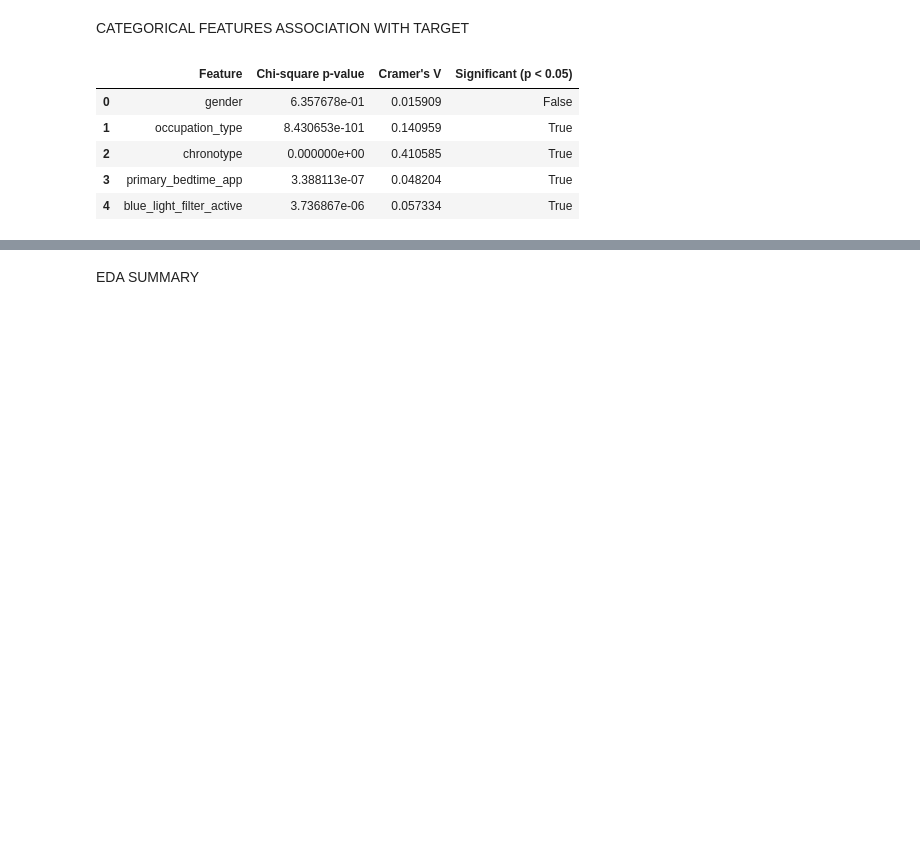
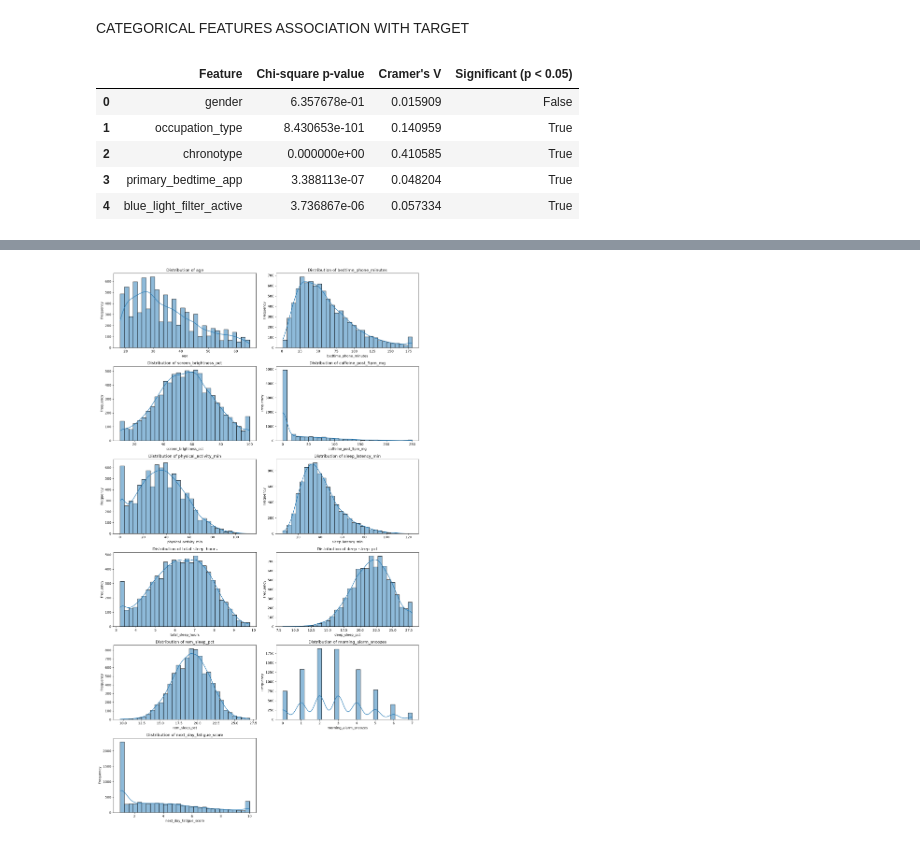
Before and after one commit to Paul0205333/Sleep-Debt-Predictor, a Jupyter notebook: notebooks/EDA.ipynb, the cells around one changed output, grey strips where cells are left out. Cells and saved outputs as stored; diff of their text form; code cells hidden in the pictures; blank space fills up the shorter version.

```diff
--- a/notebooks/EDA.ipynb
+++ b/notebooks/EDA.ipynb
@@ -669,2 +679,35 @@ plt.show()
-# %% [markdown]
-EDA SUMMARY
+# %%
+# Set up a grid with 2 columns
+n_cols = 2
+n_rows = int(np.ceil(len(numeric_features) / n_cols))
+
+fig, axes = plt.subplots(
+    nrows=n_rows,
+    ncols=n_cols,
+    figsize=(14, 4 * n_rows)
+)
+
+# Flatten axes for easy iteration
+axes = np.array(axes).flatten()
+
+for ax, feature in zip(axes, numeric_features):
+    sns.histplot(
+        data=df,
+        x=feature,
+        bins=30,
+        kde=True,
+        ax=ax
+    )
+
+    ax.set_title(f"Distribution of {feature}")
+    ax.set_xlabel(feature)
+    ax.set_ylabel("Frequency")
+
+# Hide unused subplots
+for ax in axes[len(numeric_features):]:
+    ax.set_visible(False)
+
+plt.tight_layout()
+plt.show()
+# %% [output]
+[figure, added]
```
Also changed, not shown: parts of 6 cells of this notebook, 1 other file.
